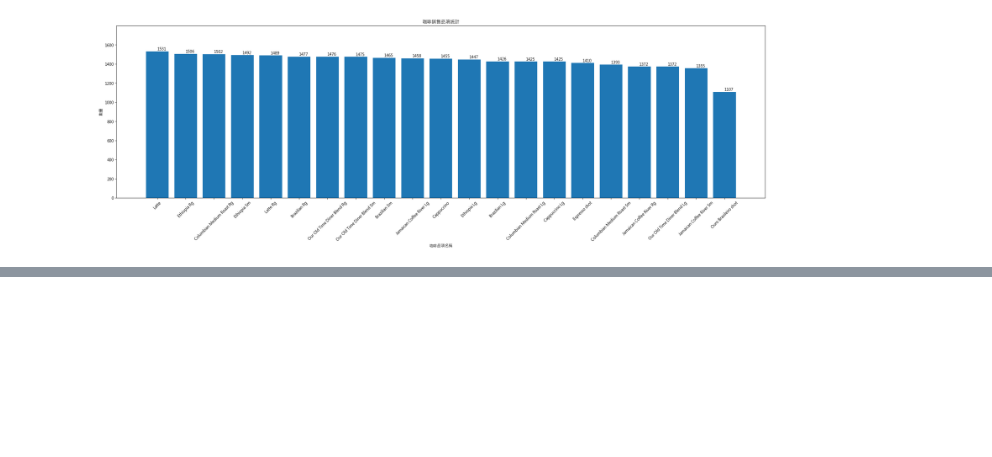
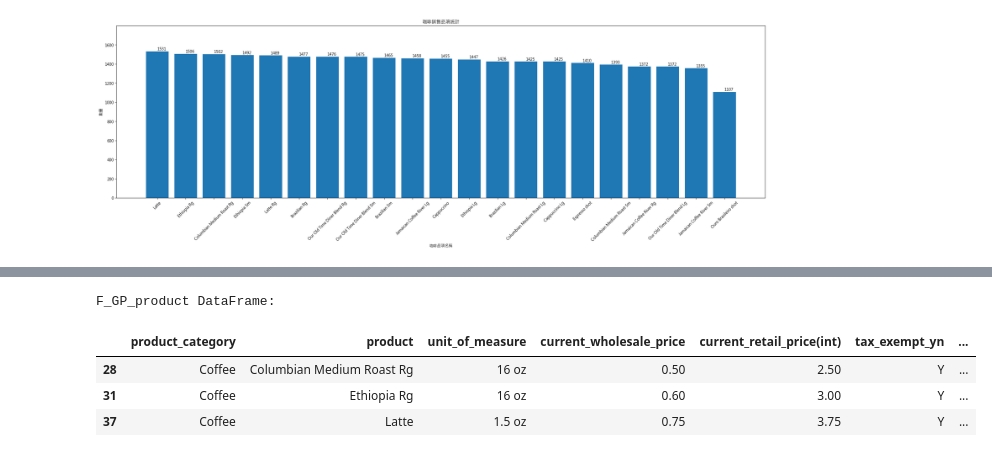
Before and after one commit to evayang1223/Python-Projects, a Jupyter notebook: coffee project_notebook.ipynb, the cells around one changed output, grey strips where cells are left out. Saved outputs shown, nothing was run; the diff lists cells and outputs as text; code cells hidden in the pictures; blank space fills up the shorter version.

```diff
--- a/coffee project_notebook.ipynb
+++ b/coffee project_notebook.ipynb
@@ -95,0 +327,12 @@ plt.show()
+# %%
+#篩選熱門商品
+filter = (GF_product["product"].isin(["Latte", "Ethiopia Rg", "Columbian Medium Roast Rg"]))
+F_GP_product= GF_product[filter]
+print("F_GP_product DataFrame:")
+display(F_GP_product)
+# %% [output]
+F_GP_product DataFrame:
+|  | product_category | product | unit_of_measure | current_wholesale_price | current_retail_price(int) | tax_exempt_yn | ... |
+| 28 | Coffee | Columbian Medium Roast Rg | 16 oz | 0.50 | 2.50 | Y | ... |
+| 31 | Coffee | Ethiopia Rg | 16 oz | 0.60 | 3.00 | Y | ... |
+| 37 | Coffee | Latte | 1.5 oz | 0.75 | 3.75 | Y | ... |
```
Also changed, not shown: parts of 18 cells of this notebook.
